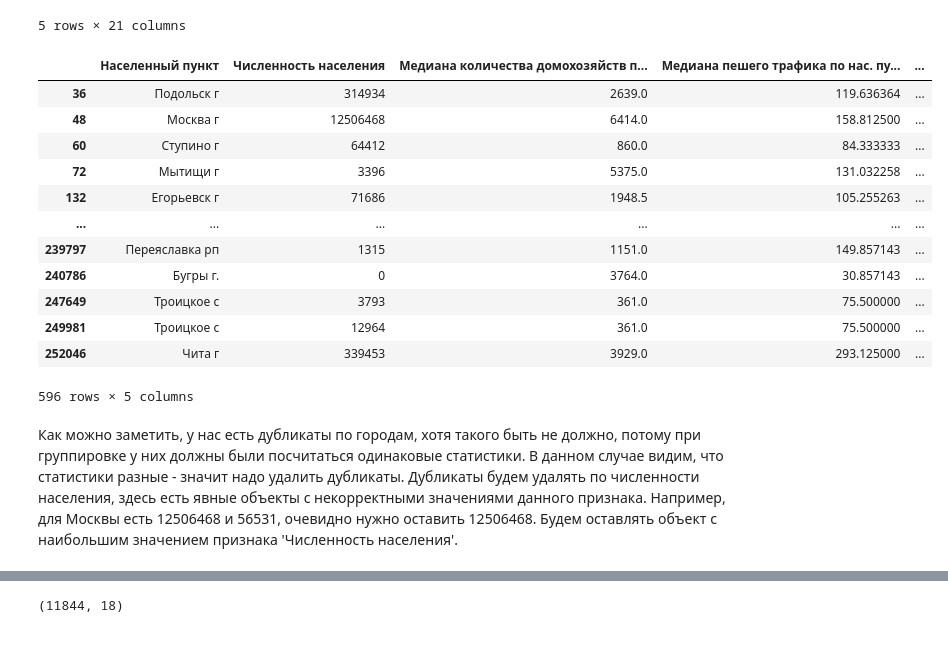
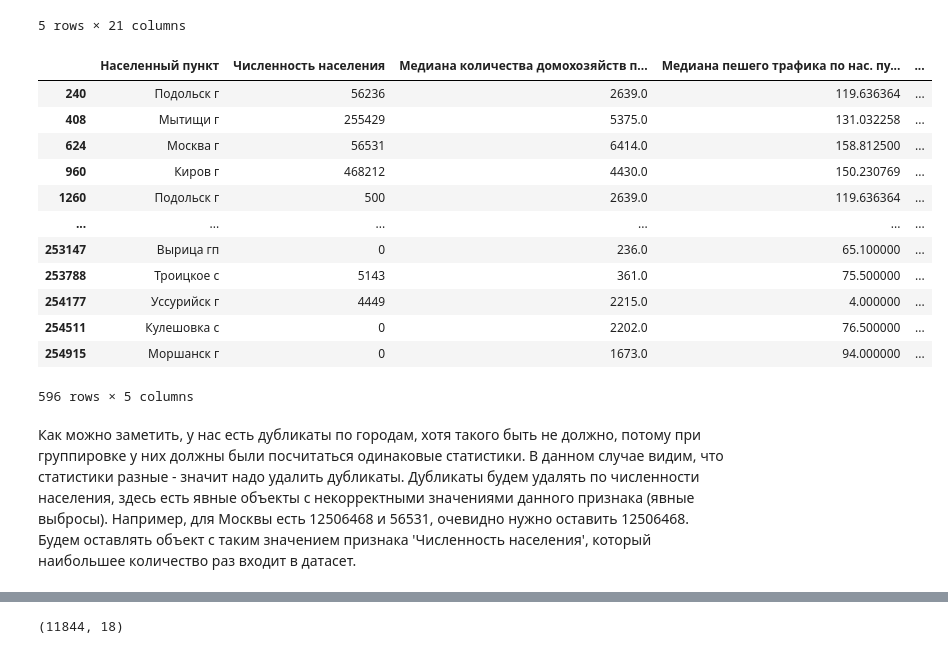
Before and after one commit to Peter-korn/Group-project-ML, a Jupyter notebook: data_collection/get_result_test_df.ipynb, the cells around one changed output, grey strips where cells are left out. Cells and saved outputs as stored; diff of their text form; code cells hidden in the pictures.

Commit message:
Fix the logic for removing duplicates in get_result_test_df.ipynb

```diff
--- a/data_collection/get_result_test_df.ipynb
+++ b/data_collection/get_result_test_df.ipynb
@@ -160,6 +161,8 @@ train_df.head()
 | 3 | 0 | 6 | 56693 | 836.362309 | Средний по возрасту | Средний | Кавказская ст-ца | ... |
 | 4 | 0 | 7 | 58128 | 845.257709 | Средний по возрасту | Средний | Кавказская ст-ца | ... |
 # %%
+train_df['Населенный пункт'] = train_df['Населенный пункт'].apply(lambda x: x.strip())
+
 train_df['Медиана количества домохозяйств по нас. пункту'] = (
     train_df.groupby('Населенный пункт')['Количество домохозяйств'].transform('median') # .median() не получится тк возвращет 1 число для группы, а transform() и apply() подгоняют под размер агрегированного датафрэйма
 )
@@ -181,28 +184,28 @@ train_df.head()
 # %%
 feature_to_merge = [
     'Населенный пункт',
     'Численность населения',
     'Медиана количества домохозяйств по нас. пункту',
     'Медиана пешего трафика по нас. пункту',
     'Медиана авто трафика по нас. пункту'
 ]
 
 non_full_duplicates = train_df[feature_to_merge][~train_df[feature_to_merge].duplicated(keep='first')]
-non_full_duplicates[non_full_duplicates.duplicated(subset=['Населенный пункт'], keep='last')]
+non_full_duplicates[non_full_duplicates.duplicated(subset=['Населенный пункт'], keep='first')]
 # %% [output]
 |  | Населенный пункт | Численность населения | Медиана количества домохозяйств п... | Медиана пешего трафика по нас. пу... | ... |
-| 36 | Подольск г | 314934 | 2639.0 | 119.636364 | ... |
-| 48 | Москва г | 12506468 | 6414.0 | 158.812500 | ... |
-| 60 | Ступино г | 64412 | 860.0 | 84.333333 | ... |
-| 72 | Мытищи г | 3396 | 5375.0 | 131.032258 | ... |
-| 132 | Егорьевск г | 71686 | 1948.5 | 105.255263 | ... |
+| 240 | Подольск г | 56236 | 2639.0 | 119.636364 | ... |
+| 408 | Мытищи г | 255429 | 5375.0 | 131.032258 | ... |
+| 624 | Москва г | 56531 | 6414.0 | 158.812500 | ... |
+| 960 | Киров г | 468212 | 4430.0 | 150.230769 | ... |
+| 1260 | Подольск г | 500 | 2639.0 | 119.636364 | ... |
 | ... | ... | ... | ... | ... | ... |
-| 239797 | Переяславка рп | 1315 | 1151.0 | 149.857143 | ... |
-| 240786 | Бугры г. | 0 | 3764.0 | 30.857143 | ... |
-| 247649 | Троицкое с | 3793 | 361.0 | 75.500000 | ... |
-| 249981 | Троицкое с | 12964 | 361.0 | 75.500000 | ... |
-| 252046 | Чита г | 339453 | 3929.0 | 293.125000 | ... |
+| 253147 | Вырица гп | 0 | 236.0 | 65.100000 | ... |
+| 253788 | Троицкое с | 5143 | 361.0 | 75.500000 | ... |
+| 254177 | Уссурийск г | 4449 | 2215.0 | 4.000000 | ... |
+| 254511 | Кулешовка с | 0 | 2202.0 | 76.500000 | ... |
+| 254915 | Моршанск г | 0 | 1673.0 | 94.000000 | ... |
 596 rows × 5 columns
 # %% [markdown]
-Как можно заметить, у нас есть дубликаты по городам, хотя такого быть не должно, потому при группировке у них должны были посчитаться одинаковые статистики. В данном случае видим, что статистики разные - значит надо удалить дубликаты. Дубликаты будем удалять по численности населения, здесь есть явные объекты с некорректными значениями данного признака. Например, для Москвы есть 12506468 и 56531, очевидно нужно оставить 12506468. Будем оставлять объект с наибольшим значением признака 'Численность населения'.
+Как можно заметить, у нас есть дубликаты по городам, хотя такого быть не должно, потому при группировке у них должны были посчитаться одинаковые статистики. В данном случае видим, что статистики разные - значит надо удалить дубликаты. Дубликаты будем удалять по численности населения, здесь есть явные объекты с некорректными значениями данного признака (явные выбросы). Например, для Москвы есть 12506468 и 56531, очевидно нужно оставить 12506468. Будем оставлять объект с таким значением признака 'Численность населения', который наибольшее количество раз входит в датасет.
 # %%
```
Also changed, not shown: parts of 2 cells of this notebook, 1 other file.
